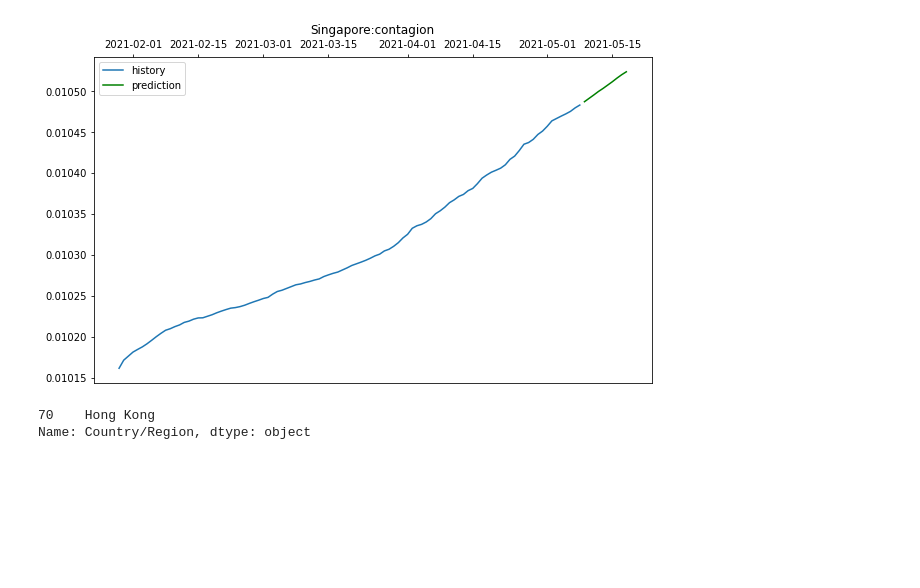
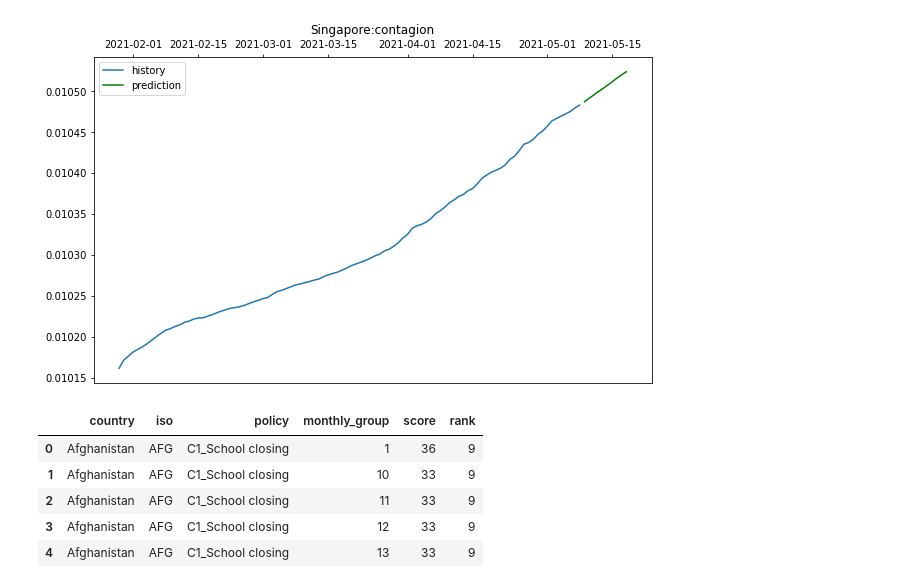
Before and after one commit to Mrzhouqifei/SUSTAIN, a Jupyter notebook: plot.ipynb, the cells around one changed output. Drawn from its saved outputs; the diff is of its cells as text; code cells hidden in the pictures; blank space fills up the shorter version.

```diff
--- a/plot.ipynb
+++ b/plot.ipynb
@@ -214,5 +212,11 @@ df.loc[df['Province/State']=='Hong Kong','Country/Region'] = 'Hong Kong'
-# %%
-df[df['Province/State']=='Hong Kong']['Country/Region']
-# %% [output]
-70    Hong Kong
-Name: Country/Region, dtype: object
+# %%
+policy_rank_score = pd.read_csv('output/Final results/compiled_policy ranking and scores.csv')
+# %%
+policy_rank_score.head(5)
+# %% [output]
+|  | country | iso | policy | monthly_group | score | rank |
+| 0 | Afghanistan | AFG | C1_School closing | 1 | 36 | 9 |
+| 1 | Afghanistan | AFG | C1_School closing | 10 | 33 | 9 |
+| 2 | Afghanistan | AFG | C1_School closing | 11 | 33 | 9 |
+| 3 | Afghanistan | AFG | C1_School closing | 12 | 33 | 9 |
+| 4 | Afghanistan | AFG | C1_School closing | 13 | 33 | 9 |
```
Also changed, not shown: parts of 4 cells of this notebook.
